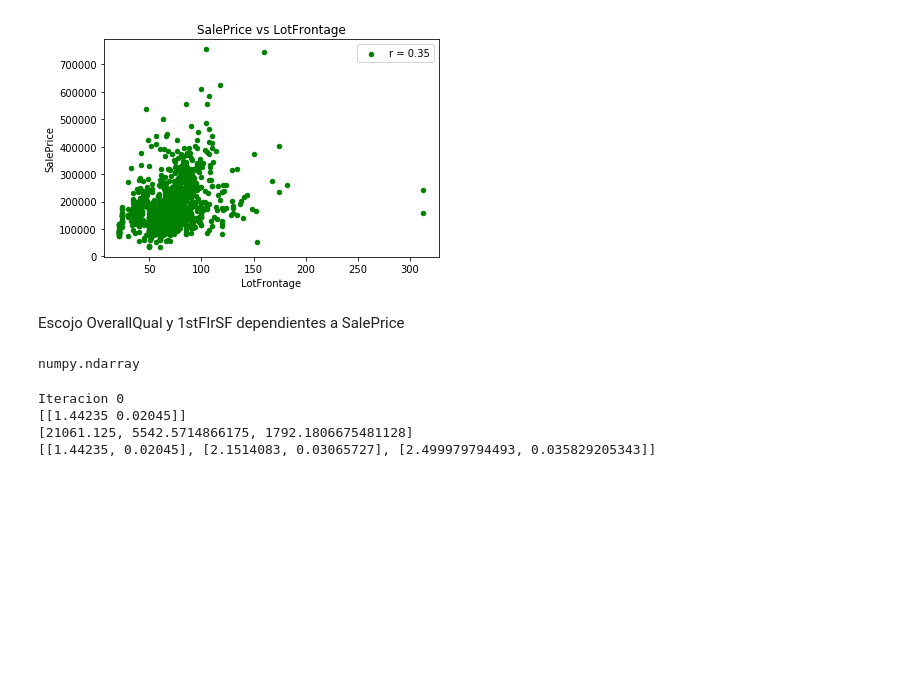
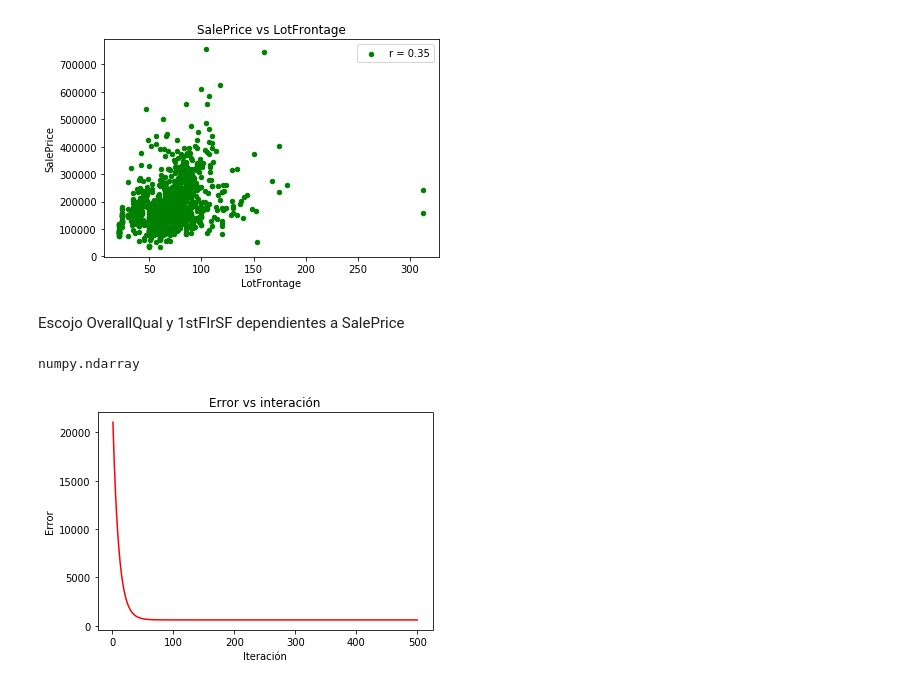
Before and after one commit to AndreRodas/Galielo_DataScience_project, a Jupyter notebook: Proyecto1_DataScience.ipynb, the cells around one changed output. Saved outputs shown, nothing was run; the diff lists cells and outputs as text; code cells hidden in the pictures; blank space fills up the shorter version.

Commit message:
error_graph added

```diff
--- a/Proyecto1_DataScience.ipynb
+++ b/Proyecto1_DataScience.ipynb
@@ -130,13 +130,17 @@ type(df.iloc[:,0:].values)
 # %% [output]
 numpy.ndarray
 # %%
-def linear_regresion(x, y, epochs, imprimir_error_cada=100, lr = 0.0001):
+def linear_regresion(x, y, epochs, imprimir_error_cada=-1, lr = 0.00001):
     l = len(x)
-    errors = []
-    models = []
     m = 0
     b = 0
     parameters = np.array([[m,b]])
+
+    errors = []
+    models = []
+    models.append([])
+    models.append([])
+
     matrix_x_t = np.matrix([x, np.full_like(x,1)]).T
     for index in range(epochs):
         yhat = np.dot(matrix_x_t, parameters.T).T
@@ -145,11 +149,10 @@ def linear_regresion(x, y, epochs, imprimir_error_cada=100, lr = 0.0001):
         parameters = parameters - gradient * lr
 
         errors.append(error)
-        models.append([])
-        models[index].append(parameters[0,0])
-        models[index].append(parameters[0,1])
+        models[0].append(parameters[0,0]) #terminos m
+        models[1].append(parameters[0,1]) #terminos b
 
-        if index % imprimir_error_cada == 0:
+        if (index % imprimir_error_cada == 0) and (imprimir_error_cada != -1):
             print('Iteracion '+str(index))
             print(parameters)
 
@@ -158,11 +161,20 @@ def linear_regresion(x, y, epochs, imprimir_error_cada=100, lr = 0.0001):
 x = np.array([65, 80, 68])
 y = np.array([208.5, 181.5, 223.5])
 
-m, e = linear_regresion(x,y,3)
-print(e)
-print(m)
+m, e = linear_regresion(x,y,500)
+#print(m)
+#print(e)
-# %% [output]
-Iteracion 0
-[[1.44235 0.02045]]
-[21061.125, 5542.5714866175, 1792.1806675481128]
-[[1.44235, 0.02045], [2.1514083, 0.03065727], [2.499979794493, 0.035829205343]]
+# %%
+def error_graph(error):
+    fig = plt.figure()
+    ax = fig.add_subplot(1,1,1)
+    x = np.arange(1,len(error)+1)
+    ax.plot(x, e ,color="r") # tambien se pudo usar "green" en lugar de el abreviado "g"
+    ax.set_xlabel('Iteración')
+    ax.set_ylabel('Error')
+    ax.set_title('Error vs interación')
+    plt.show()
+# %%
+error_graph(e)
+# %% [output]
+[figure, added]
```
